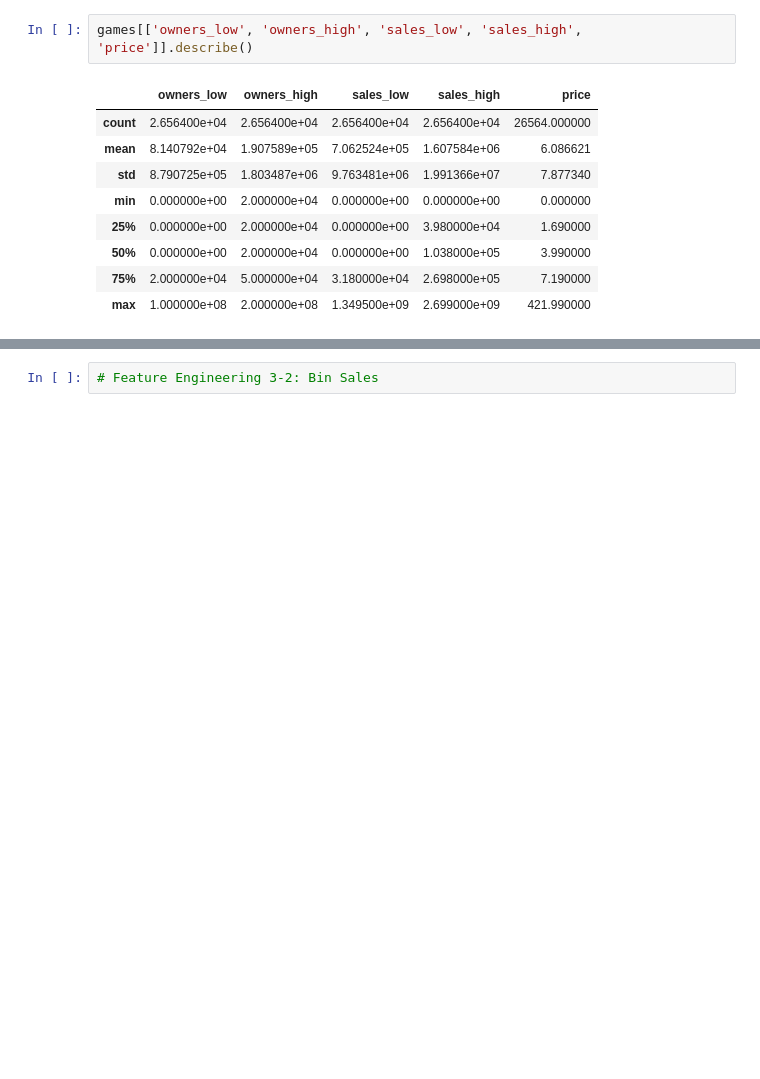
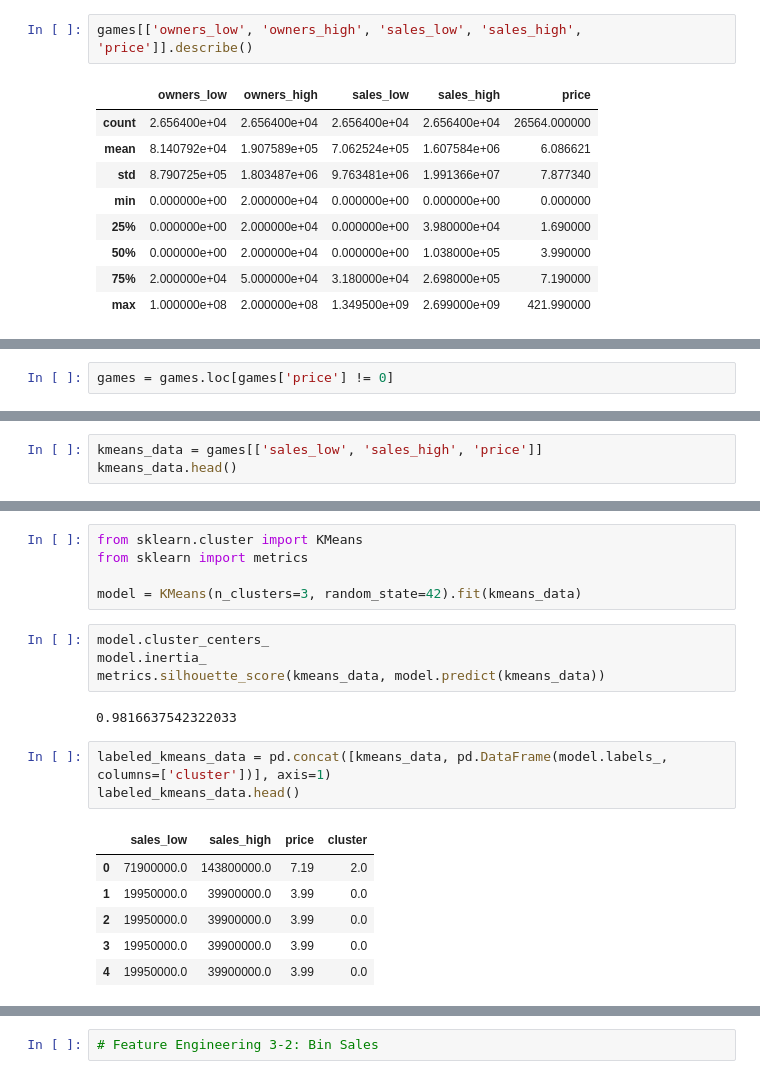
Before and after one commit to SangyunT/steam_game_sales, a Jupyter notebook: index.ipynb, the cells around one changed output, grey strips where cells are left out. Cells and saved outputs as stored; diff of their text form; blank space fills up the shorter version.

```diff
--- a/index.ipynb
+++ b/index.ipynb
@@ -164,0 +181,2 @@ plt.scatter(games['price'], games['sales_high'])
+# %%
+games = games.loc[games['price'] != 0]
@@ -164,0 +201,3 @@ plt.scatter(games['price'], games['sales_high'])
+# %%
+kmeans_data = games[['sales_low', 'sales_high', 'price']]
+kmeans_data.head()
@@ -164,0 +211,21 @@ plt.scatter(games['price'], games['sales_high'])
+# %%
+from sklearn.cluster import KMeans
+from sklearn import metrics
+
+model = KMeans(n_clusters=3, random_state=42).fit(kmeans_data)
+# %%
+model.cluster_centers_
+model.inertia_
+metrics.silhouette_score(kmeans_data, model.predict(kmeans_data))
+# %% [output]
+0.9816637542322033
+# %%
+labeled_kmeans_data = pd.concat([kmeans_data, pd.DataFrame(model.labels_, columns=['cluster'])], axis=1)
+labeled_kmeans_data.head()
+# %% [output]
+|  | sales_low | sales_high | price | cluster |
+| 0 | 71900000.0 | 143800000.0 | 7.19 | 2.0 |
+| 1 | 19950000.0 | 39900000.0 | 3.99 | 0.0 |
+| 2 | 19950000.0 | 39900000.0 | 3.99 | 0.0 |
+| 3 | 19950000.0 | 39900000.0 | 3.99 | 0.0 |
+| 4 | 19950000.0 | 39900000.0 | 3.99 | 0.0 |
```
Also changed, not shown: parts of 6 cells of this notebook.
